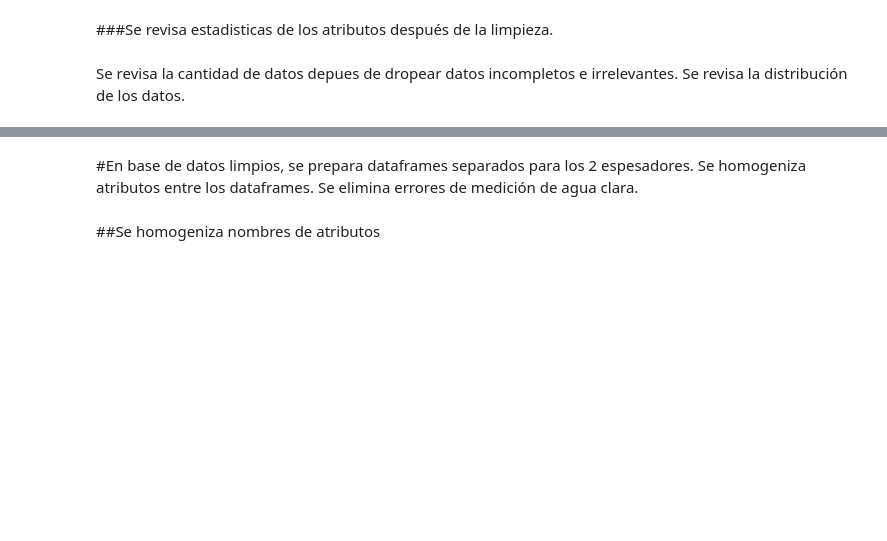
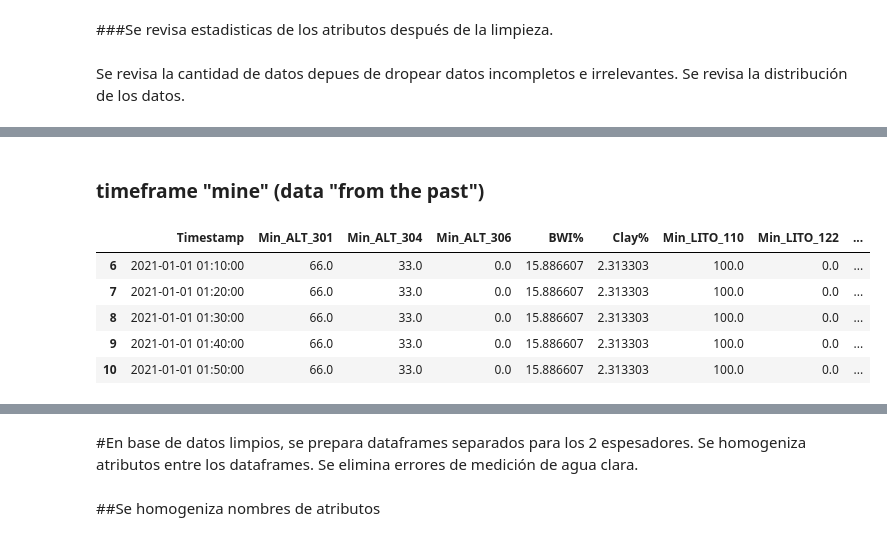
Before and after one commit to msurun/ThickenersModelling, a Jupyter notebook: tailingsThickeners.ipynb, the cells around one changed output, grey strips where cells are left out. Saved outputs shown, nothing was run; the diff lists cells and outputs as text; code cells hidden in the pictures; blank space fills up the shorter version.

```diff
--- a/tailingsThickeners.ipynb
+++ b/tailingsThickeners.ipynb
@@ -283,0 +674,37 @@ for i,f in enumerate(initDB.columns):
+# %% [markdown]
+### timeframe "mine" (data "from the past")
+# %%
+# Dataframe containing data from the mine - the timeframe 'mine'
+mineDF = initDB[['Timestamp', 'Min_ALT_301', 'Min_ALT_304', 'Min_ALT_306', 'BWI%',
+                 'Clay%', 'Min_LITO_110', 'Min_LITO_122', 'Min_LITO_132', 'Min_LITO_137',
+                 'Min_LITO_151', 'Min_LITO_152', 'Min_LITO_INT', 'Min_UGM_800',
+                 'Min_UGM_802', 'Min_UGM_810', 'Min_UGM_820', 'Min_UGM_830',
+                 'Min_UGM_840', 'Min_UGM_850', 'Min_UGM_855', 'Min_UGM_890',
+                 'Min_ZOCU_241', 'Min_ZOCU_242', 'Min_ZOCU_243', 'StockPile_Level',
+				         'Min_ALT_301_ROC10m', 'Min_ALT_304_ROC10m', 'Min_ALT_306_ROC10m', 'BWI%_ROC10m',
+                 'Clay%_ROC10m', 'Min_LITO_110_ROC10m', 'Min_LITO_122_ROC10m', 'Min_LITO_132_ROC10m', 'Min_LITO_137_ROC10m',
+                 'Min_LITO_151_ROC10m', 'Min_LITO_152_ROC10m', 'Min_LITO_INT_ROC10m', 'Min_UGM_800_ROC10m',
+                 'Min_UGM_802_ROC10m', 'Min_UGM_810_ROC10m', 'Min_UGM_820_ROC10m', 'Min_UGM_830_ROC10m',
+                 'Min_UGM_840_ROC10m', 'Min_UGM_850_ROC10m', 'Min_UGM_855_ROC10m', 'Min_UGM_890_ROC10m',
+                 'Min_ZOCU_241_ROC10m', 'Min_ZOCU_242_ROC10m', 'Min_ZOCU_243_ROC10m', 'StockPile_Level_ROC10m',
+				         'Min_ALT_301_ROC30m', 'Min_ALT_304_ROC30m', 'Min_ALT_306_ROC30m', 'BWI%_ROC30m',
+                 'Clay%_ROC30m', 'Min_LITO_110_ROC30m', 'Min_LITO_122_ROC30m', 'Min_LITO_132_ROC30m', 'Min_LITO_137_ROC30m',
+                 'Min_LITO_151_ROC30m', 'Min_LITO_152_ROC30m', 'Min_LITO_INT_ROC30m', 'Min_UGM_800_ROC30m',
+                 'Min_UGM_802_ROC30m', 'Min_UGM_810_ROC30m', 'Min_UGM_820_ROC30m', 'Min_UGM_830_ROC30m',
+                 'Min_UGM_840_ROC30m', 'Min_UGM_850_ROC30m', 'Min_UGM_855_ROC30m', 'Min_UGM_890_ROC30m',
+                 'Min_ZOCU_241_ROC30m', 'Min_ZOCU_242_ROC30m', 'Min_ZOCU_243_ROC30m', 'StockPile_Level_ROC30m',
+				         'Min_ALT_301_ROC60m', 'Min_ALT_304_ROC60m', 'Min_ALT_306_ROC60m', 'BWI%_ROC60m',
+                 'Clay%_ROC60m', 'Min_LITO_110_ROC60m', 'Min_LITO_122_ROC60m', 'Min_LITO_132_ROC60m', 'Min_LITO_137_ROC60m',
+                 'Min_LITO_151_ROC60m', 'Min_LITO_152_ROC60m', 'Min_LITO_INT_ROC60m', 'Min_UGM_800_ROC60m',
+                 'Min_UGM_802_ROC60m', 'Min_UGM_810_ROC60m', 'Min_UGM_820_ROC60m', 'Min_UGM_830_ROC60m',
+                 'Min_UGM_840_ROC60m', 'Min_UGM_850_ROC60m', 'Min_UGM_855_ROC60m', 'Min_UGM_890_ROC60m',
+                 'Min_ZOCU_241_ROC60m', 'Min_ZOCU_242_ROC60m', 'Min_ZOCU_243_ROC60m', 'StockPile_Level_ROC60m']]
+# %%
+mineDF.head()
+# %% [output]
+|  | Timestamp | Min_ALT_301 | Min_ALT_304 | Min_ALT_306 | BWI% | Clay% | Min_LITO_110 | Min_LITO_122 | ... |
+| 6 | 2021-01-01 01:10:00 | 66.0 | 33.0 | 0.0 | 15.886607 | 2.313303 | 100.0 | 0.0 | ... |
+| 7 | 2021-01-01 01:20:00 | 66.0 | 33.0 | 0.0 | 15.886607 | 2.313303 | 100.0 | 0.0 | ... |
+| 8 | 2021-01-01 01:30:00 | 66.0 | 33.0 | 0.0 | 15.886607 | 2.313303 | 100.0 | 0.0 | ... |
+| 9 | 2021-01-01 01:40:00 | 66.0 | 33.0 | 0.0 | 15.886607 | 2.313303 | 100.0 | 0.0 | ... |
+| 10 | 2021-01-01 01:50:00 | 66.0 | 33.0 | 0.0 | 15.886607 | 2.313303 | 100.0 | 0.0 | ... |
```
Also changed, not shown: parts of 97 cells of this notebook.
